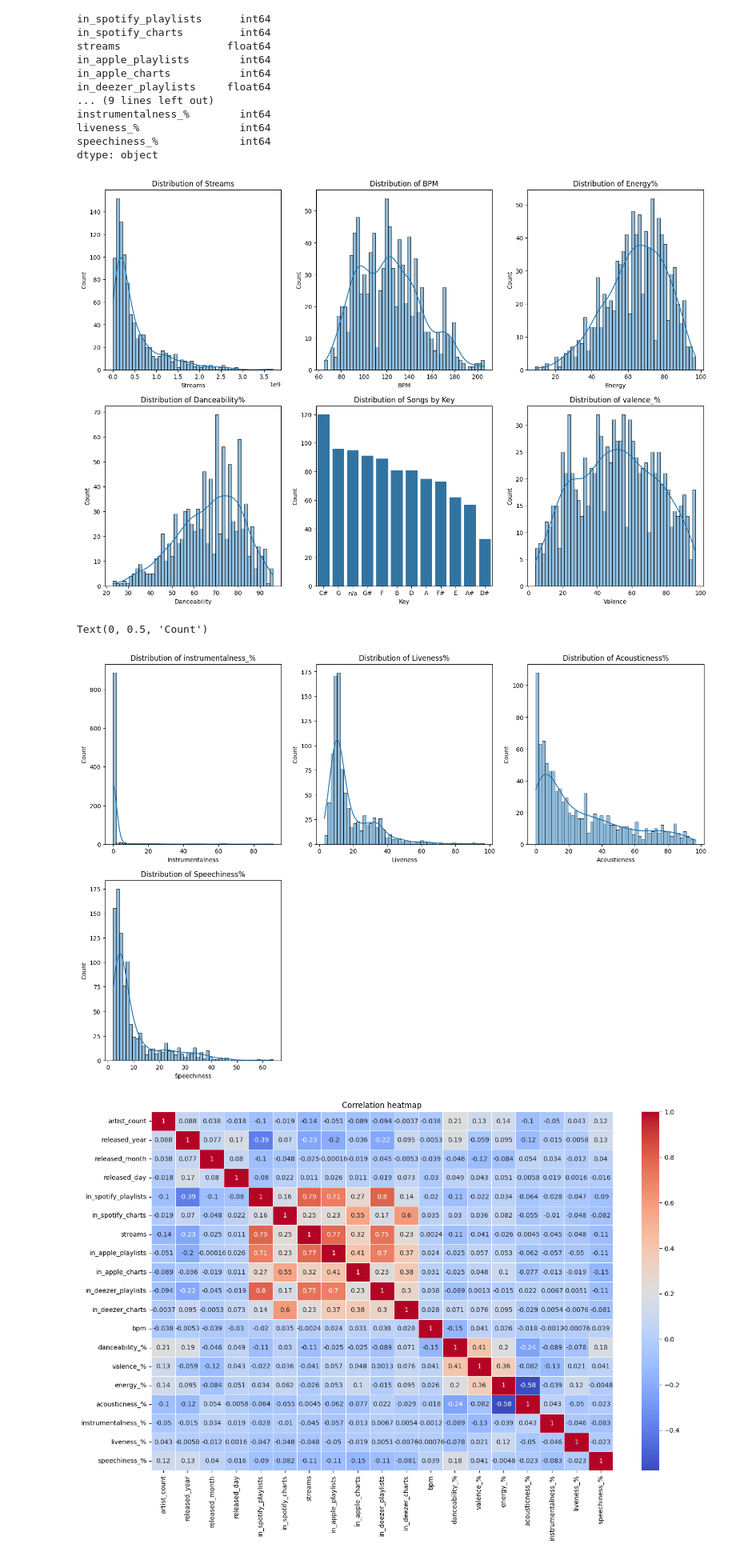
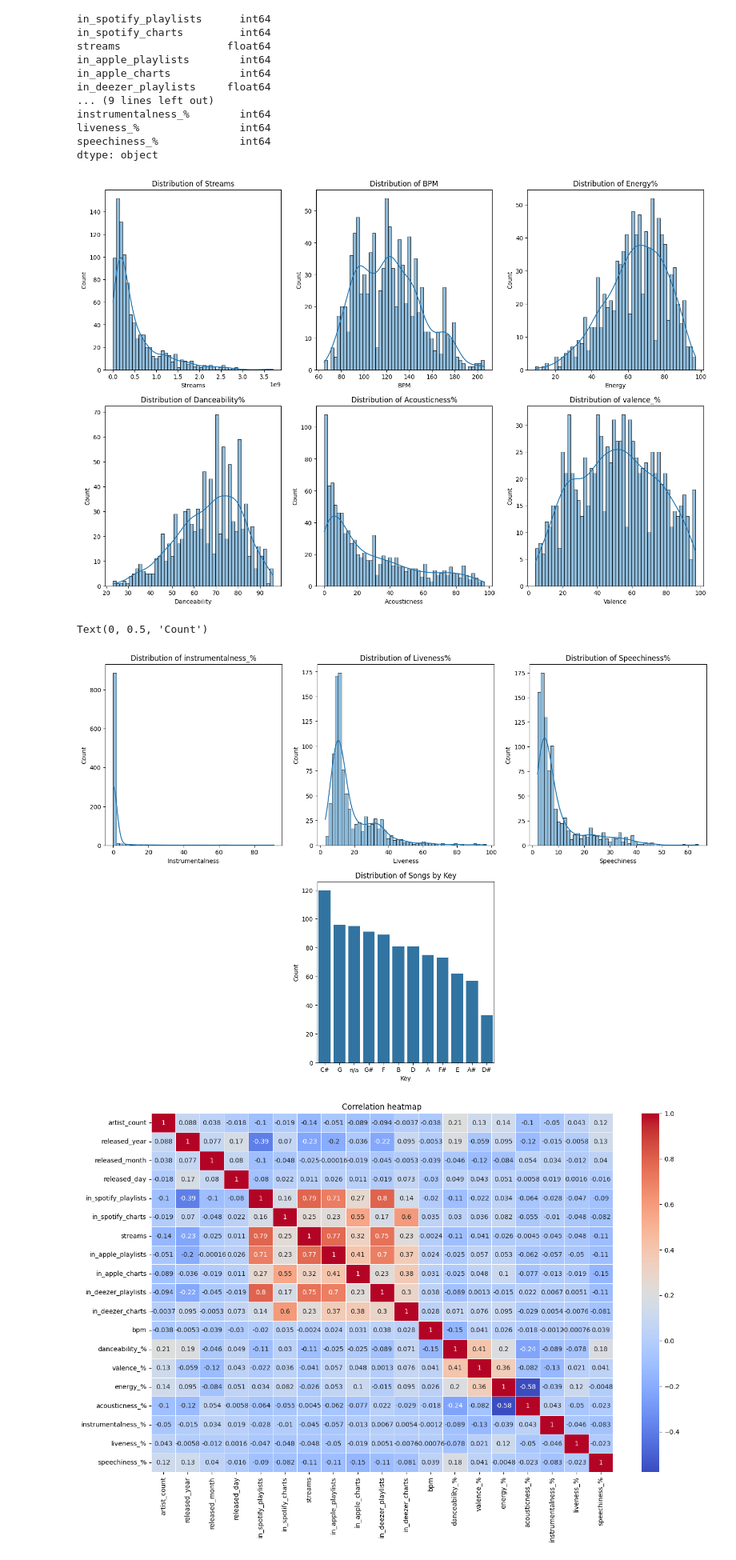
Before and after one commit to samuelpark316/ML_Midterm, a Jupyter notebook: spotify_project.ipynb, the cells around one changed output. Shown at 80% size. Saved outputs shown, nothing was run; the diff lists cells and outputs as text; code cells hidden in the pictures.

```diff
--- a/spotify_project.ipynb
+++ b/spotify_project.ipynb
@@ -109,11 +109,10 @@ plt.xlabel("Danceability")
 plt.ylabel("Count")
 
 plt.subplot(2,3,5)
-sns.barplot(x=spotify["key"].value_counts().index, y=spotify["key"].value_counts())
-plt.title("Distribution of Songs by Key")
-plt.xlabel("Key")
+sns.histplot(spotify['acousticness_%'].dropna(), bins=50, kde=True)
+plt.title("Distribution of Acousticness%")
+plt.xlabel("Acousticness")
 plt.ylabel("Count")
-
 
 plt.subplot(2,3,6)
 sns.histplot(spotify["valence_%"].dropna(), bins=50, kde=True)
@@ -123,36 +122,36 @@ plt.ylabel("Count")
 plt.show()
 plt.close()
 # %% [output]
-[figure, old version]
+[figure, new version]
 # %%
 plt.figure(figsize=(18,12))
 
 plt.subplot(2,3,1)
 sns.histplot(spotify["instrumentalness_%"].dropna(), bins=50, kde=True)
 plt.title("Distribution of instrumentalness_%")
 plt.xlabel("Instrumentalness")
 plt.ylabel("Count")
 
 plt.subplot(2,3,2)
 sns.histplot(spotify["liveness_%"].dropna(), bins=50, kde=True)
 plt.title("Distribution of Liveness%")
 plt.xlabel("Liveness")
 plt.ylabel("Count")
 
 plt.subplot(2,3,3)
-sns.histplot(spotify['acousticness_%'].dropna(), bins=50, kde=True)
-plt.title("Distribution of Acousticness%")
-plt.xlabel("Acousticness")
-plt.ylabel("Count")
-
-plt.subplot(2,3,4)
 sns.histplot(spotify["speechiness_%"].dropna(), bins=50, kde=True)
 plt.title("Distribution of Speechiness%")
 plt.xlabel("Speechiness")
 plt.ylabel("Count")
+
+plt.subplot(2,3,5)
+sns.barplot(x=spotify["key"].value_counts().index, y=spotify["key"].value_counts())
+plt.title("Distribution of Songs by Key")
+plt.xlabel("Key")
+plt.ylabel("Count")
 # %% [output]
 Text(0, 0.5, 'Count')
-[figure, old version]
+[figure, new version]
 # %%
 numeric_cols = spotify.select_dtypes(include=['number'])
 
```
Also changed, not shown: parts of 1 cell of this notebook.
